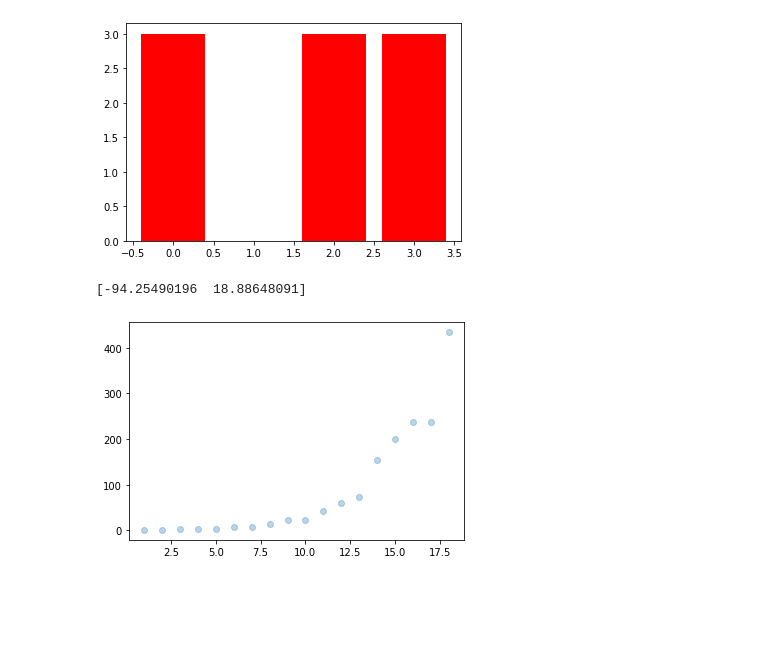
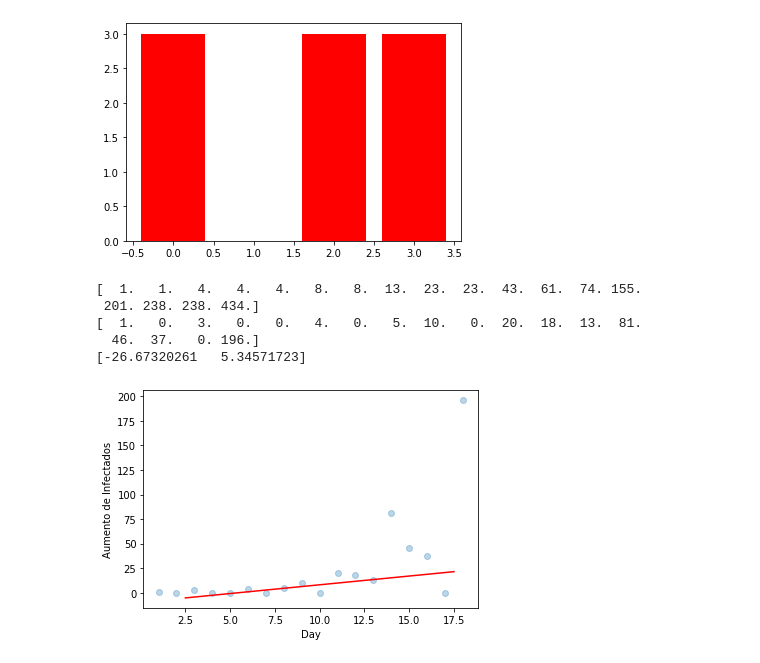
Before and after one commit to GUNTERMAXIMUS/covid-19predictCL, a Jupyter notebook: Prediccion_Covid_19.ipynb, the cells around one changed output. Drawn from its saved outputs; the diff is of its cells as text; code cells hidden in the pictures; blank space fills up the shorter version.

```diff
--- a/Prediccion_Covid_19.ipynb
+++ b/Prediccion_Covid_19.ipynb
@@ -73,17 +73,31 @@ plt.show()
 #PRGRECION LINEAL
 # %%
 x = []
-for i in range(1, 19, 1):
-    x.append(i)
+y = np.array((df.Confirmed))
+t_d_a = 0
+print(y)#casos confirmardos (totales, no la diferencia por dia)
+for i in range(0, len(y), 1):
+    x.append(i + 1)
+    y[i] = y[i] - t_d_a
+    t_d_a += y[i]
+
 x = np.array(x)
 
-y = np.array((df.Confirmed))
+print(y)#diferencia de casos confirmados por dia
 
 plt.scatter(x, y, alpha = 0.3)
+
 x = np.array([np.ones(18), x]).T
-
 B = np.linalg.inv(x.T @ x) @ x.T @ y
 print(B)
+plt.plot([2.5, 17.5], [B[0] + B[1]*4, B[0] + B[1]*9], c = 'red')
+plt.xlabel("Day")
+plt.ylabel("Aumento de Infectados")
+plt.show()
 # %% [output]
-[-94.25490196  18.88648091]
+[  1.   1.   4.   4.   4.   8.   8.  13.  23.  23.  43.  61.  74. 155.
+ 201. 238. 238. 434.]
+[  1.   0.   3.   0.   0.   4.   0.   5.  10.   0.  20.  18.  13.  81.
+  46.  37.   0. 196.]
+[-26.67320261   5.34571723]
-[figure, old version]
+[figure, new version]
```
